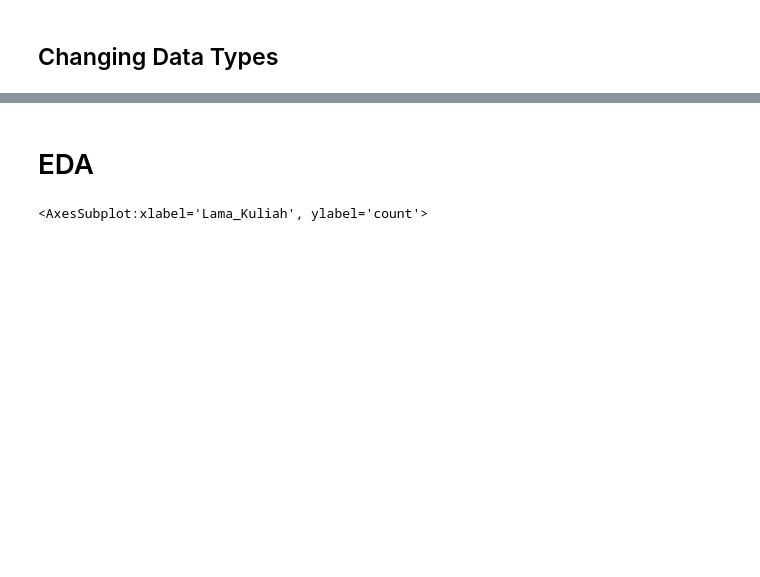
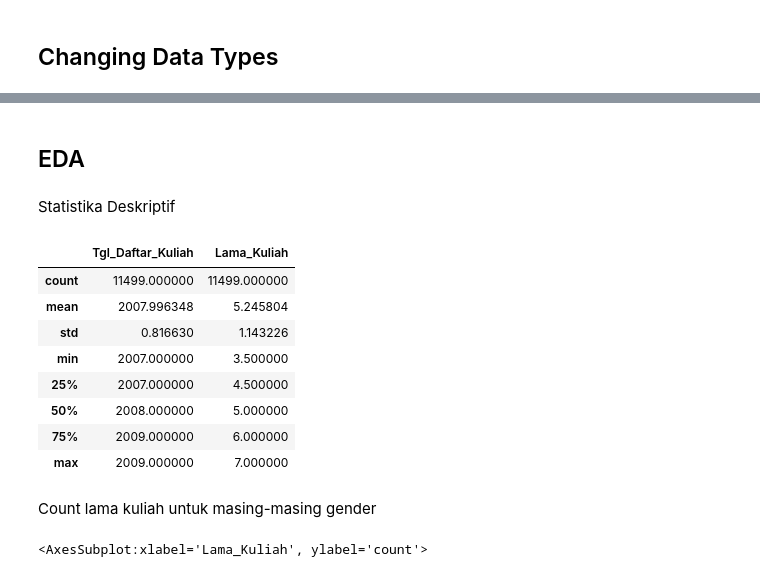
Before and after one commit to FelixFern/IFEST-2022-ODE, a Jupyter notebook: Data-Analysis.ipynb, the cells around one changed output, grey strips where cells are left out. Cells and saved outputs as stored; diff of their text form; code cells hidden in the pictures; blank space fills up the shorter version.

```diff
--- a/Data-Analysis.ipynb
+++ b/Data-Analysis.ipynb
@@ -221,5 +223,21 @@ memory usage: 831.1+ KB
 # %% [markdown]
-# EDA
+## EDA
+# %% [markdown]
+Statistika Deskriptif
+# %%
+df.describe()
+# %% [output]
+|  | Tgl_Daftar_Kuliah | Lama_Kuliah |
+| count | 11499.000000 | 11499.000000 |
+| mean | 2007.996348 | 5.245804 |
+| std | 0.816630 | 1.143226 |
+| min | 2007.000000 | 3.500000 |
+| 25% | 2007.000000 | 4.500000 |
+| 50% | 2008.000000 | 5.000000 |
+| 75% | 2009.000000 | 6.000000 |
+| max | 2009.000000 | 7.000000 |
+# %% [markdown]
+Count lama kuliah untuk masing-masing gender
 # %%
 sns.countplot(data=df, x='Lama_Kuliah', hue='Gender')
 # %% [output]
```
Also changed, not shown: parts of 16 cells of this notebook.
